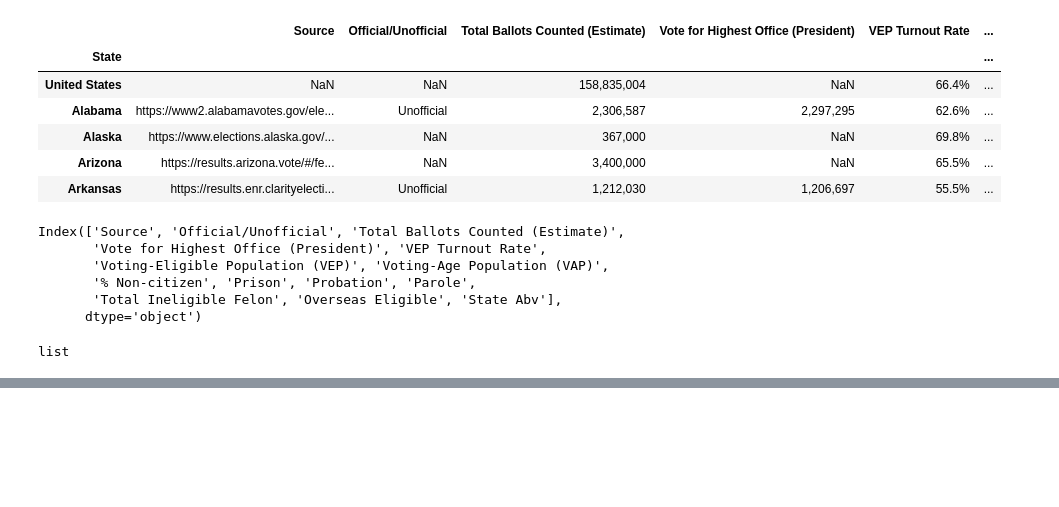
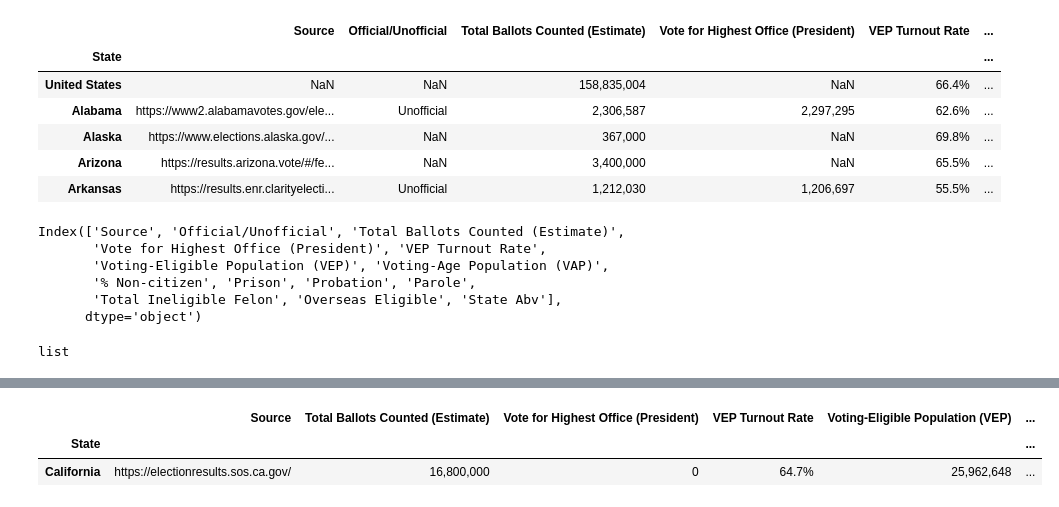
Before and after one commit to somezzedup/Micro-Credential-Winter-2022, a Jupyter notebook: Property_&_Election_Analysis.ipynb, the cells around one changed output, grey strips where cells are left out. Drawn from its saved outputs; the diff is of its cells as text; code cells hidden in the pictures; blank space fills up the shorter version.

```diff
--- a/Property_&_Election_Analysis.ipynb
+++ b/Property_&_Election_Analysis.ipynb
@@ -131,3 +257,19 @@ df.shape
+# %%
+#Regular expression to match float integers only
+regex_val = r'^([-+]?[0-9]*\.?[0-9]+)'
+# %%
+#Removing % from % Non - Citizen column
+df['% Non-citizen'] = df['% Non-citizen'].str.extract(regex_val, expand=False)
+# %%
+#changing it from a object to a float type
+df['% Non-citizen'] = df['% Non-citizen'].astype(float)
+# %%
+#Which state has the highest percentage of non-citizens?
+df.nlargest(1,'% Non-citizen')
+# %% [output]
+|  | Source | Total Ballots Counted (Estimate) | Vote for Highest Office (President) | VEP Turnout Rate | Voting-Eligible Population (VEP) | ... |
+| State |  |  |  |  |  | ... |
+| California | https://electionresults.sos.ca.gov/ | 16,800,000 | 0 | 64.7% | 25,962,648 | ... |
 # %%
 df.info()
 # %% [output]
```
Also changed, not shown: parts of 14 cells of this notebook.
